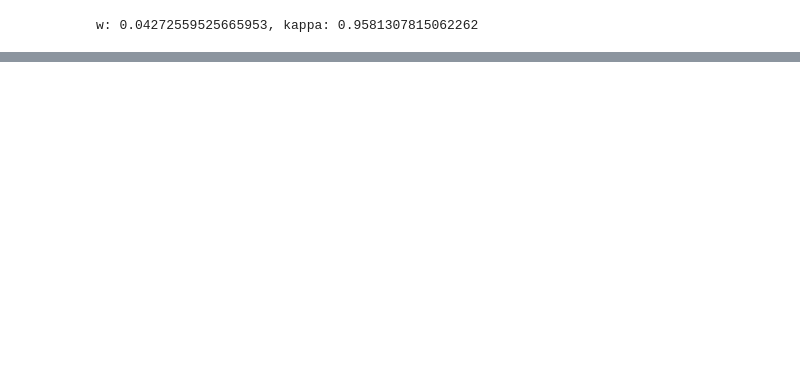
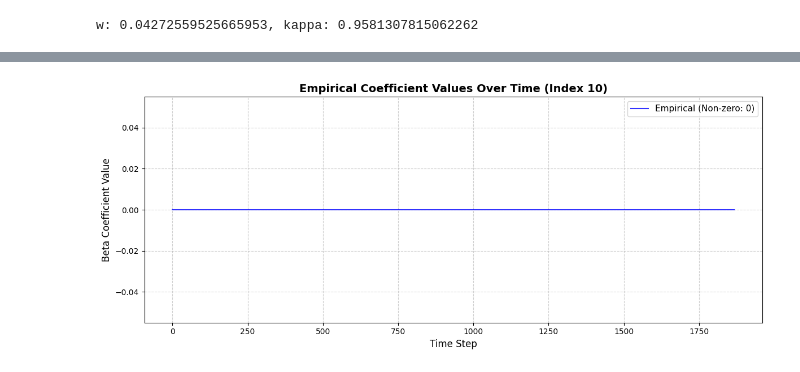
Before and after one commit to TommasoDF/Lasso_paper, a Jupyter notebook: Theory/simulate_with_topics_v2.ipynb, the cells around one changed output, grey strips where cells are left out. Saved outputs shown, nothing was run; the diff lists cells and outputs as text; code cells hidden in the pictures; blank space fills up the shorter version.

Commit message:
simulation now maches empirical function, remaining problem is that the simulation itself is not stable

```diff
--- a/Theory/simulate_with_topics_v2.ipynb
+++ b/Theory/simulate_with_topics_v2.ipynb
@@ -156,0 +466,92 @@ def estimate_kappa_nls(X, beta_offline, r_offline, w, correct_with_tanh=True, ro
+# %%
+results = estimate_single_config_fast(topics, r_offline_0, window_size = 20, n_lags = 1, lambda_val = lambda_lasso, standardize=True, verbose=False, save_only_positve_r_squared = False, return_details=True)
+# %%
+# get betas from empirical run
+beta_columns = [col for col in results['details'].columns if col.startswith('Lasso_')]
+betas_empirical = results['details'][beta_columns].values
+betas_empirical = np.squeeze(betas_empirical)
+# %%
+# 1. Extract the simulated betas from Run 0
+# We use .iloc[0] and convert to NumPy to match the empirical data type
+sim_betas_raw = results_df['beta_coefficients'].iloc[0].values
+
+# 2. Align Lengths (Trimming the simulated betas to match the empirical length)
+# Assuming the empirical betas start after the first rolling window
+if sim_betas_raw.shape[0] > betas_empirical.shape[0]:
+    # Calculate the offset (should be 20)
+    offset = sim_betas_raw.shape[0] - betas_empirical.shape[0]
+    sim_betas_aligned = sim_betas_raw[offset:, :]
+else:
+    sim_betas_aligned = sim_betas_raw
+
+# 3. Final Conversion and Shape Squeeze
+# This ensures both are <class 'numpy.ndarray'> with shape (1868, 180)
+sim_betas_final = np.ascontiguousarray(sim_betas_aligned)
+emp_betas_final = np.ascontiguousarray(betas_empirical)
+
+total_corr = np.corrcoef(emp_betas_final.flatten(), sim_betas_final.flatten())[0, 1]
+print(f"Overall Correlation: {total_corr:.6f}")
+
+# 1. Create masks for non-zero values in both arrays
+mask_empirical = (emp_betas_final != 0)
+mask_simulated = (sim_betas_final != 0)
+
+# 2. Find cells where both masks are True (Logical AND)
+both_nonzero = np.logical_and(mask_empirical, mask_simulated)
+
+# 3. Calculate counts
+count_emp = np.sum(mask_empirical)
+count_sim = np.sum(mask_simulated)
+count_overlap = np.sum(both_nonzero)
+
+# 4. Calculate percentage of overlap (Jaccard-style)
+union_nonzero = np.logical_or(mask_empirical, mask_simulated)
+jaccard_similarity = count_overlap / np.sum(union_nonzero)
+
+print(f"--- Non-Zero Cell Analysis ---")
+print(f"Non-zero cells in Empirical: {count_emp}")
+print(f"Non-zero cells in Simulated: {count_sim}")
+print(f"Cells non-zero in BOTH:      {count_overlap}")
+print(f"Intersection over Union:     {jaccard_similarity:.4%}")
+
+# 5. Check for exact matches (including the specific coefficient values)
+exact_matches = np.isclose(emp_betas_final, sim_betas_final, atol=1e-8)
+print(f"Total exactly matching cells: {np.sum(exact_matches)} out of {emp_betas_final.size}")
+
+# Topic index configuration
+topic_idx = 10
+
+# Extract the time series
+emp_topic_10 = emp_betas_final[:, topic_idx]
+sim_topic_10 = sim_betas_final[:, topic_idx]
+
+# Calculation of non-zero cells
+emp_nonzero = np.count_nonzero(emp_topic_10)
+sim_nonzero = np.count_nonzero(sim_topic_10)
+total_cells = len(emp_topic_10)
+
+print(f"Empirical Topic 10: {emp_nonzero} non-zero cells out of {total_cells}")
+print(f"Simulated Topic 10: {sim_nonzero} non-zero cells out of {total_cells}")
+
+# --- Plot 1: Empirical Data ---
+plt.figure(figsize=(12, 5))
+plt.plot(emp_topic_10, label=f'Empirical (Non-zero: {emp_nonzero})', color='blue', alpha=0.8, linewidth=1.5)
+plt.title(f'Empirical Coefficient Values Over Time (Index {topic_idx})', fontsize=14, fontweight='bold')
+plt.xlabel('Time Step', fontsize=12)
+plt.ylabel('Beta Coefficient Value', fontsize=12)
+plt.legend(loc='best', fontsize=11)
+plt.grid(True, linestyle='--', alpha=0.6)
+plt.tight_layout()
+plt.show()
+
+# --- Plot 2: Simulated Data ---
+plt.figure(figsize=(12, 5))
+plt.plot(sim_topic_10, label=f'Simulated (Non-zero: {sim_nonzero})', color='orange', alpha=0.8, linewidth=1.5)
+plt.title(f'Simulated Coefficient Values Over Time (Index {topic_idx})', fontsize=14, fontweight='bold')
+plt.xlabel('Time Step', fontsize=12)
+plt.ylabel('Beta Coefficient Value', fontsize=12)
+plt.legend(loc='best', fontsize=11)
+plt.grid(True, linestyle='--', alpha=0.6)
+plt.tight_layout()
+plt.show()
+# %% [output]
@@ -156,0 +567 @@ def estimate_kappa_nls(X, beta_offline, r_offline, w, correct_with_tanh=True, ro
+[figure, added]
```
Also changed, not shown: parts of 18 cells of this notebook.
